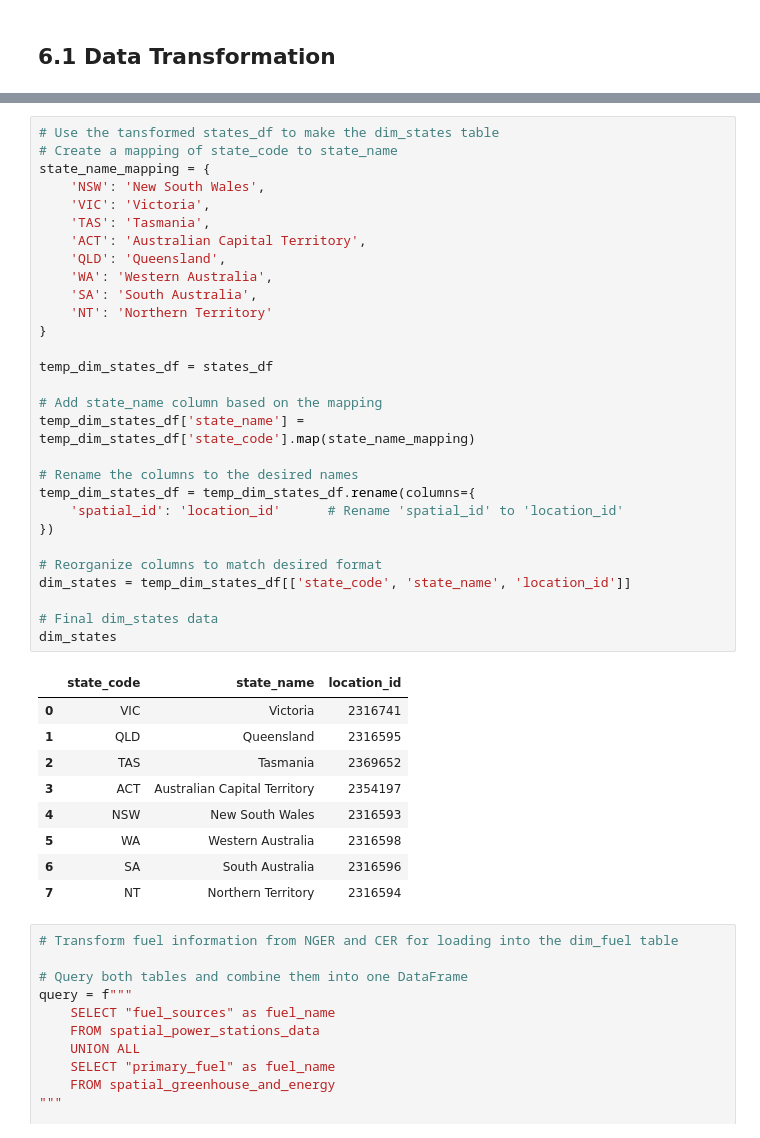
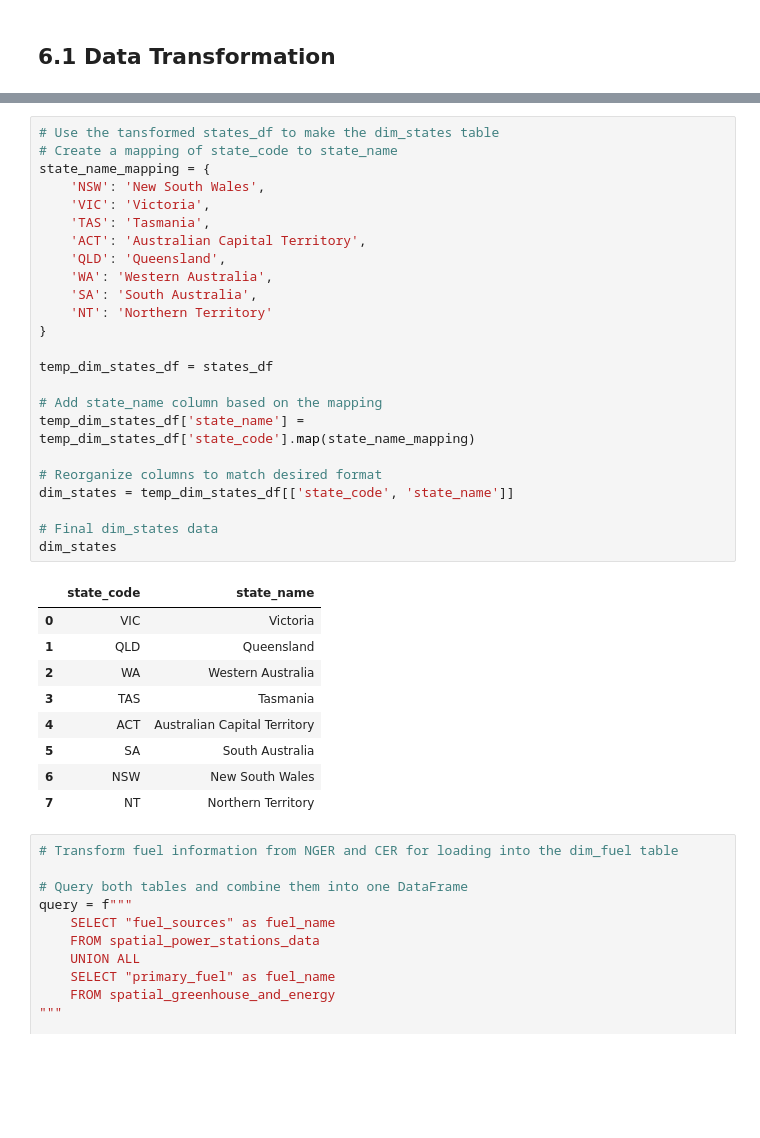
Before and after one commit to mnaufaldr01/de-assignment-1, a Jupyter notebook: assignment1.ipynb, the cells around one changed output, grey strips where cells are left out. Saved outputs shown, nothing was run; the diff lists cells and outputs as text; blank space fills up the shorter version.

```diff
--- a/assignment1.ipynb
+++ b/assignment1.ipynb
@@ -1179,42 +1341,37 @@ dim_location.head()
 # %%
 # Use the tansformed states_df to make the dim_states table
 # Create a mapping of state_code to state_name
 state_name_mapping = {
     'NSW': 'New South Wales',
     'VIC': 'Victoria',
     'TAS': 'Tasmania',
     'ACT': 'Australian Capital Territory',
     'QLD': 'Queensland',
     'WA': 'Western Australia',
     'SA': 'South Australia',
     'NT': 'Northern Territory'
 }
 
 temp_dim_states_df = states_df
 
 # Add state_name column based on the mapping
 temp_dim_states_df['state_name'] = temp_dim_states_df['state_code'].map(state_name_mapping)
 
-# Rename the columns to the desired names
-temp_dim_states_df = temp_dim_states_df.rename(columns={
-    'spatial_id': 'location_id'      # Rename 'spatial_id' to 'location_id'
-})
-
 # Reorganize columns to match desired format
-dim_states = temp_dim_states_df[['state_code', 'state_name', 'location_id']]
+dim_states = temp_dim_states_df[['state_code', 'state_name']]
 
 # Final dim_states data
 dim_states
 # %% [output]
-|  | state_code | state_name | location_id |
-| 0 | VIC | Victoria | 2316741 |
-| 1 | QLD | Queensland | 2316595 |
-| 2 | TAS | Tasmania | 2369652 |
-| 3 | ACT | Australian Capital Territory | 2354197 |
-| 4 | NSW | New South Wales | 2316593 |
-| 5 | WA | Western Australia | 2316598 |
-| 6 | SA | South Australia | 2316596 |
-| 7 | NT | Northern Territory | 2316594 |
+|  | state_code | state_name |
+| 0 | VIC | Victoria |
+| 1 | QLD | Queensland |
+| 2 | WA | Western Australia |
+| 3 | TAS | Tasmania |
+| 4 | ACT | Australian Capital Territory |
+| 5 | SA | South Australia |
+| 6 | NSW | New South Wales |
+| 7 | NT | Northern Territory |
 # %%
 # Transform fuel information from NGER and CER for loading into the dim_fuel table
 
```
Also changed, not shown: parts of 33 cells of this notebook.
